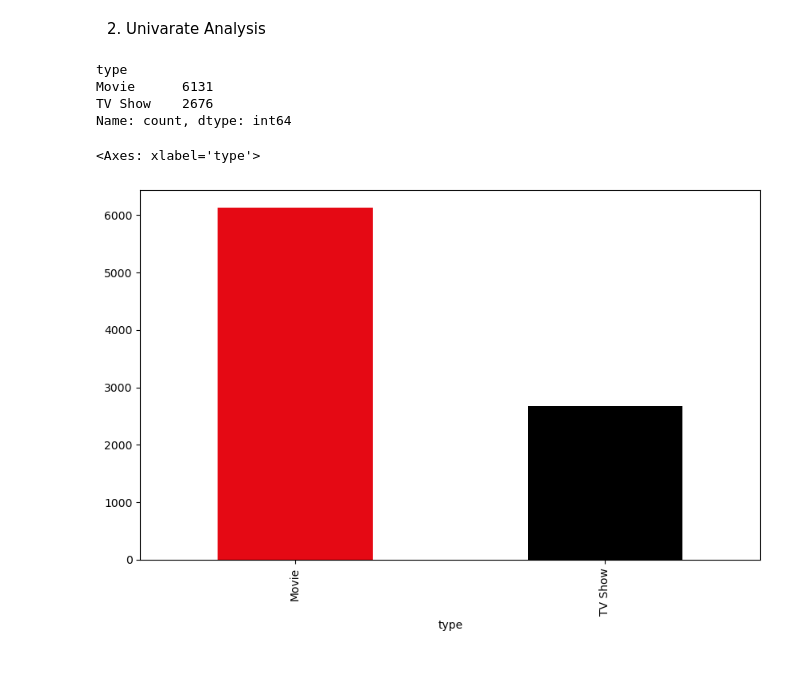
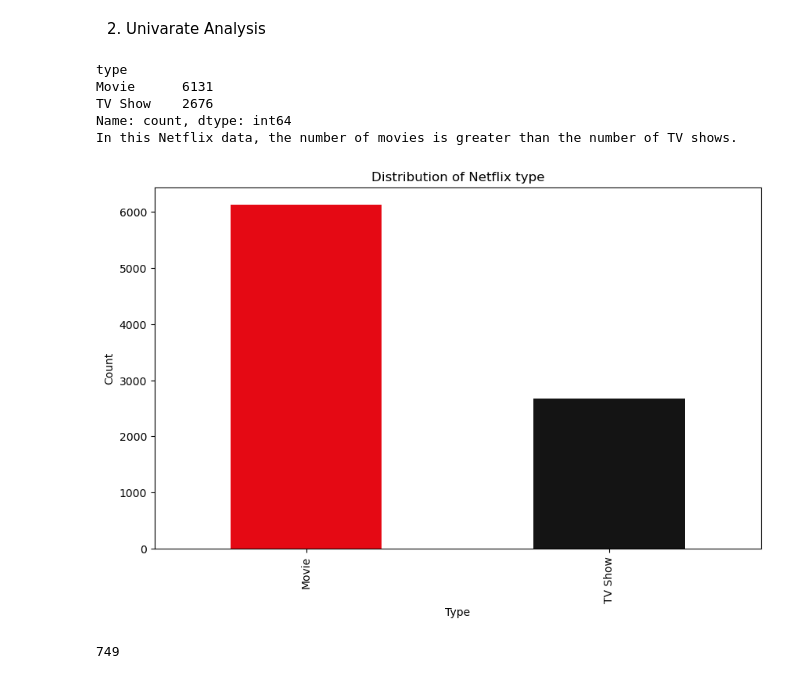
Before and after one commit to Nisska1993/NetflixDataViz, a Jupyter notebook: NetflixDataViz.ipynb, the cells around one changed output. Saved outputs shown, nothing was run; the diff lists cells and outputs as text; code cells hidden in the pictures.

Commit message:
Data viz

```diff
--- a/NetflixDataViz.ipynb
+++ b/NetflixDataViz.ipynb
@@ -152,16 +152,33 @@ netflix_df['date_added'] = pd.to_datetime(netflix_df['date_added'], errors='coer
 netflix_df['year_added'] = netflix_df['date_added'].dt.year
 # %% [markdown]
 2. Univarate Analysis
-# %%
-netflix_df['type'].value_counts()
-# %% [output]
-type
-Movie      6131
-TV Show    2676
-Name: count, dtype: int64
+# %%
+# Count the number of movies and TV shows
+type_counts = netflix_df['type'].value_counts()
+print(type_counts)
+
+# Check if the number of movies is greater than the number of TV shows
+if type_counts['Movie'] > type_counts['TV Show']:
+    print("In this Netflix data, the number of movies is greater than the number of TV shows.")
+else:
+    print("In this Netflix data, the number of TV shows is greater than or equal to the number of movies.")
+# %% [output]
+type
+Movie      6131
+TV Show    2676
+Name: count, dtype: int64
+In this Netflix data, the number of movies is greater than the number of TV shows.
 # %%
 plt.figure(figsize=(10, 6))
 netflix_df['type'].value_counts().plot(kind='bar', color=['#E50914', '#141414'])
+plt.title('Distribution of Netflix type')
+plt.xlabel('Type')
+plt.ylabel('Count')
+plt.show()
 # %% [output]
-<Axes: xlabel='type'>
-[figure, old version]
+[figure, new version]
+# %%
+type_counts = netflix_df['country'].value_counts()
+print(len(type_counts))
+# %% [output]
+749
```
Also changed, not shown: parts of 1 cell of this notebook.
